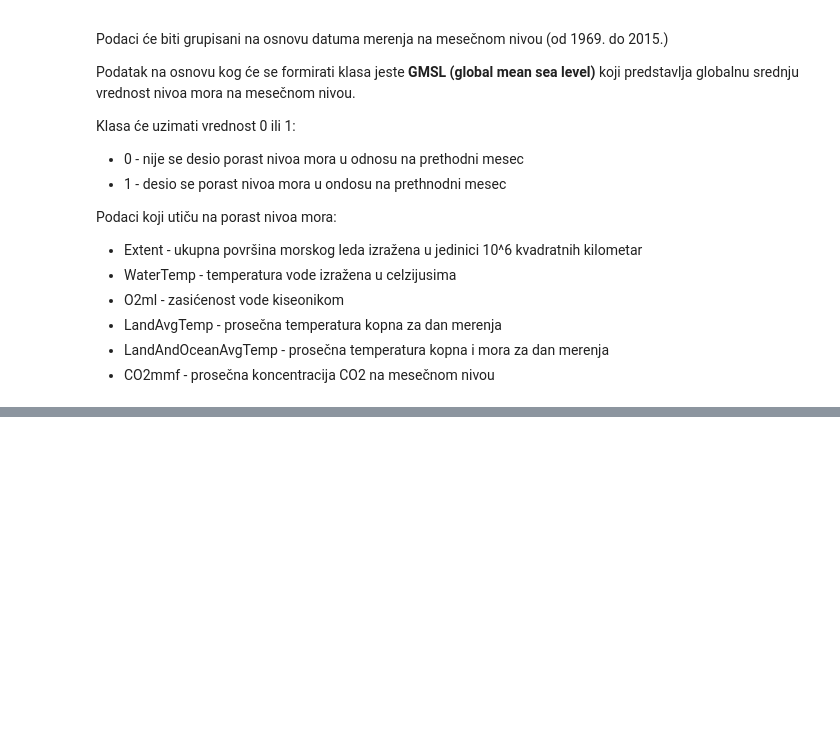
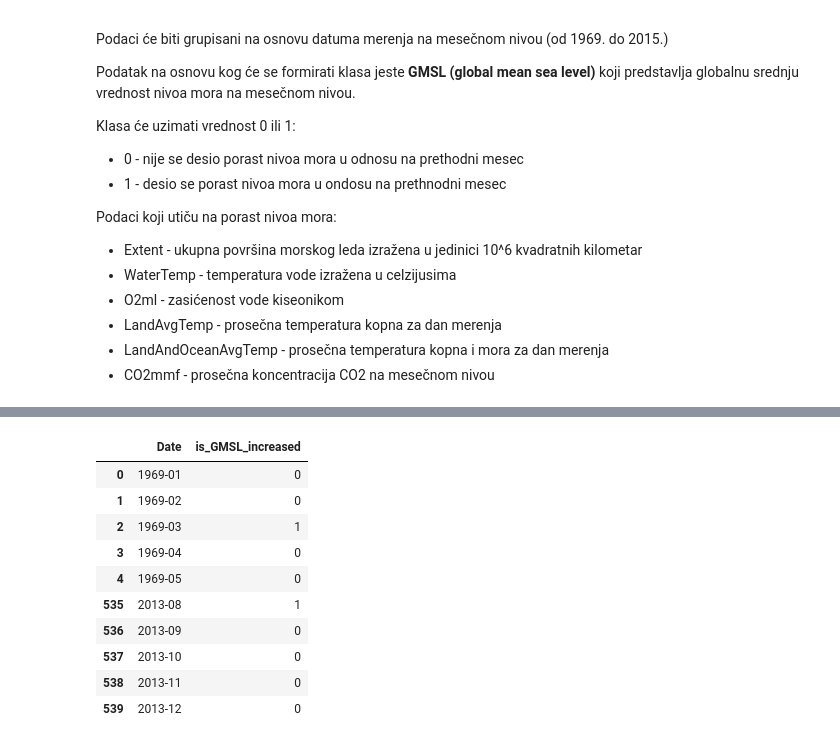
Before and after one commit to MAS-3S/SIAP-Analysis-Prediction-GMSL, a Jupyter notebook: implementation/GMSL_analysis_and_prediction.ipynb, the cells around one changed output, grey strips where cells are left out. Saved outputs shown, nothing was run; the diff lists cells and outputs as text; code cells hidden in the pictures; blank space fills up the shorter version.

```diff
--- a/implementation/GMSL_analysis_and_prediction.ipynb
+++ b/implementation/GMSL_analysis_and_prediction.ipynb
@@ -38,3 +43,41 @@ df_GMSL.head()
+# %%
+GMSL_rise_arr = []
+GMSL_rise_arr.append(0)
+
+for index in df_GMSL.index:
+    #print(df['GMSL'][index], df['GMSL'][index + 1])
+    if(index == df_GMSL.tail(1).index.item()):
+        if(df_GMSL['GMSL'][index] > df_GMSL['GMSL'][index - 1]):
+            #GMSL_rise_arr.append(1)
+            continue
+        else:
+            #GMSL_rise_arr.append(0)
+            continue
+    else:
+        if(df_GMSL['GMSL'][index + 1] > df_GMSL['GMSL'][index]):
+            GMSL_rise_arr.append(1)
+        else:
+            GMSL_rise_arr.append(0)
+
+df_GMSL.insert(2, "is_GMSL_increased", GMSL_rise_arr, True)
+# %%
+df_final = df_GMSL
+# %%
+df_final.drop('GMSL', axis = 1, inplace = True)
+# %%
+df_final.head().append(df_final.tail())
+# %% [output]
+|  | Date | is_GMSL_increased |
+| 0 | 1969-01 | 0 |
+| 1 | 1969-02 | 0 |
+| 2 | 1969-03 | 1 |
+| 3 | 1969-04 | 0 |
+| 4 | 1969-05 | 0 |
+| 535 | 2013-08 | 1 |
+| 536 | 2013-09 | 0 |
+| 537 | 2013-10 | 0 |
+| 538 | 2013-11 | 0 |
+| 539 | 2013-12 | 0 |
 # %%
 df_Extent = pd.read_csv('processed_datasets/Extent.csv', delimiter=',')
 # %%
```
Also changed, not shown: parts of 5 cells of this notebook, 10 other files.
